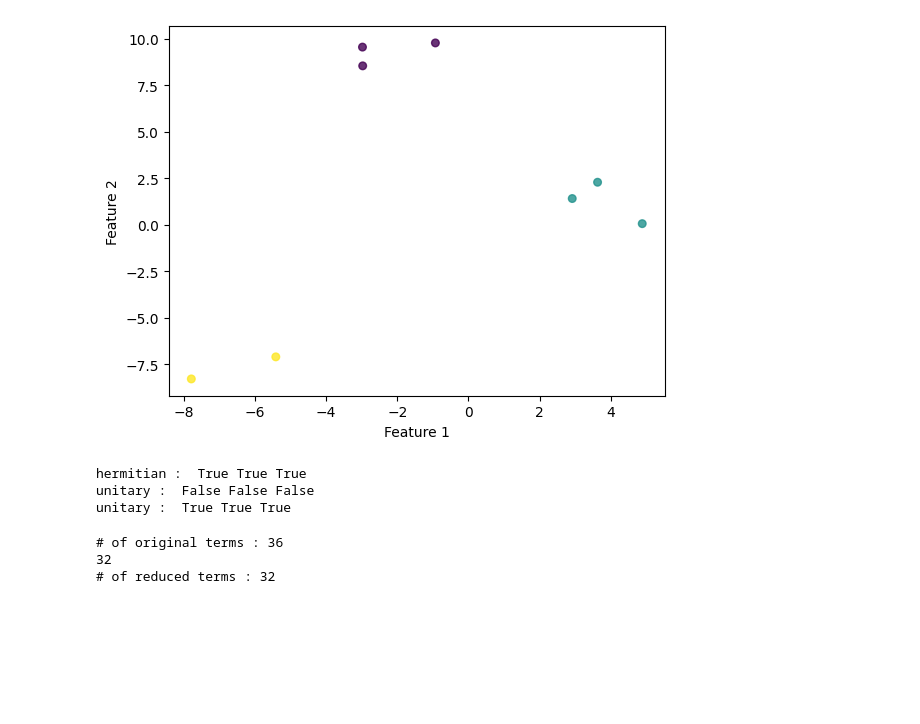
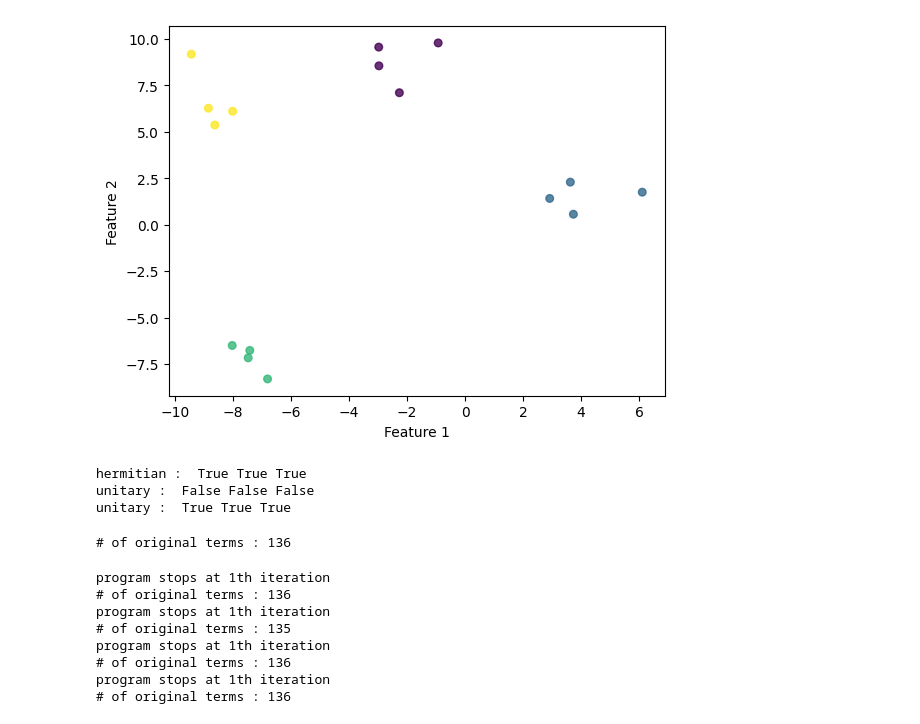
Before and after one commit to 24shiny/Inverse_Laplacian_embedding, a Jupyter notebook: Laplacian_embedding/quantum_LE.ipynb, the cells around one changed output. Saved outputs shown, nothing was run; the diff lists cells and outputs as text; code cells hidden in the pictures; blank space fills up the shorter version.

```diff
--- a/Laplacian_embedding/quantum_LE.ipynb
+++ b/Laplacian_embedding/quantum_LE.ipynb
@@ -13,20 +13,20 @@ from scipy.linalg import expm
 from itertools import product
 # %%
 # data generation
-X, Y = datasets.make_blobs(n_samples=8, centers=3, random_state=42)
+X, Y = datasets.make_blobs(n_samples=16, centers=4, random_state=42)
 plt.scatter(X[:, 0], X[:, 1], c=Y, cmap='viridis', s=30, alpha=0.8)
 plt.xlabel('Feature 1')
 plt.ylabel('Feature 2')
 plt.show()
 
 # matrices
 A = np.exp(-pairwise_distances(X, metric='euclidean'))
 D = np.diag(np.sum(A, axis=1))
 L = D - A
 L_inv = np.linalg.inv(L + np.eye(L.shape[0]) * 1e-6)
 L_inv_norm = L_inv / np.linalg.norm(L_inv)
 # %% [output]
-[figure, old version]
+[figure, new version]
 # %%
 # check if a matrix is Hermitian
 def check_hermitain(A):
@@ -109,21 +118,11 @@ def get_next_vec(vec, reg):
-# %%
-A = L_inv_norm
-coeff, op = lcu(A)
-n_control, n_target = init_config(A, coeff)
-n_tot = wires=n_control+n_target+1
-scaling_factor = sum(abs(coeff))
-
-dev = qml.device("default.qubit", n_tot)
-reg = qml.registers({"control": n_control, "target": n_target, "super_work":1})
-op = [qml.map_wires(op_elem, {i: i + n_control for i in range(n_target)}) for op_elem in op]
-
-@qml.qnode(dev)
-def power_circuit(A, iter_num, coeff, op, input_coeff, n_target):
-    init_state(iter_num, input_coeff, n_target)
-    block_encoding(coeff, op)
-    return qml.expval(qml.Hermitian(A, wires=reg['target'])), qml.state()
-# %% [output]
-# of original terms : 36
-32
-# of reduced terms : 32
+# %%
+A = coeff = op = n_control = n_target = n_tot = scaling_factor = dev = reg = op = 0
+update_circuit_config(L_inv_norm)
+@qml.qnode(dev)
+def power_circuit(A, iter_num, coeff, op, input_coeff, n_target):
+    init_state(iter_num, input_coeff, n_target)
+    block_encoding(coeff, op)
+    return qml.expval(qml.Hermitian(A, wires=reg['target'])), qml.state()
+# %% [output]
+# of original terms : 136
 # %%
@@ -170,6 +170,16 @@ for i in range(num_eig_pair):
     # def_val.append(eig_val)
     def_vec.append(eig_vec)
     def_mat = deflate(def_mat, eig_val, eig_vec)
+    update_circuit_config(def_mat)
+# %% [output]
+program stops at 1th iteration
+# of original terms : 136
+program stops at 1th iteration
+# of original terms : 135
+program stops at 1th iteration
+# of original terms : 136
+program stops at 1th iteration
+# of original terms : 136
 # %%
 for i in def_vec:
     print(i[0])
```
Also changed, not shown: parts of 5 cells of this notebook.
